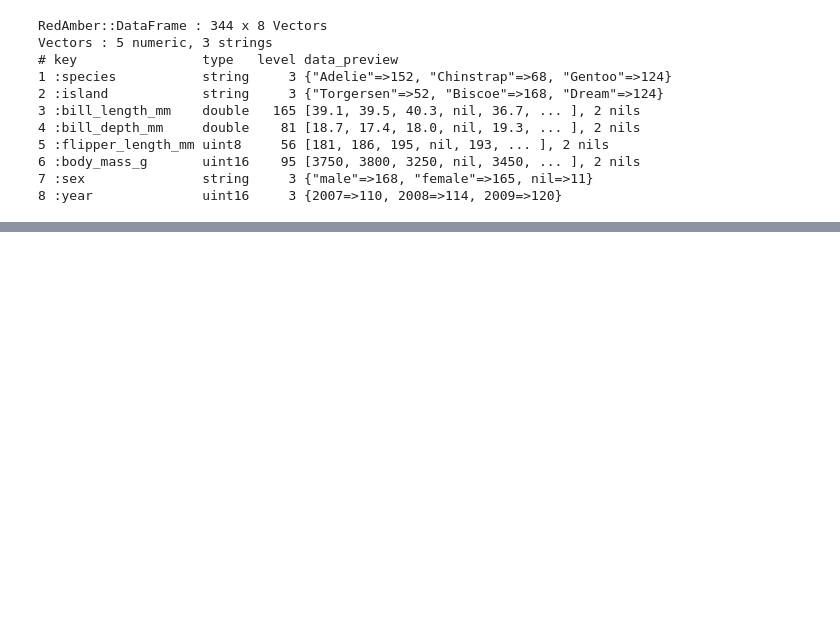
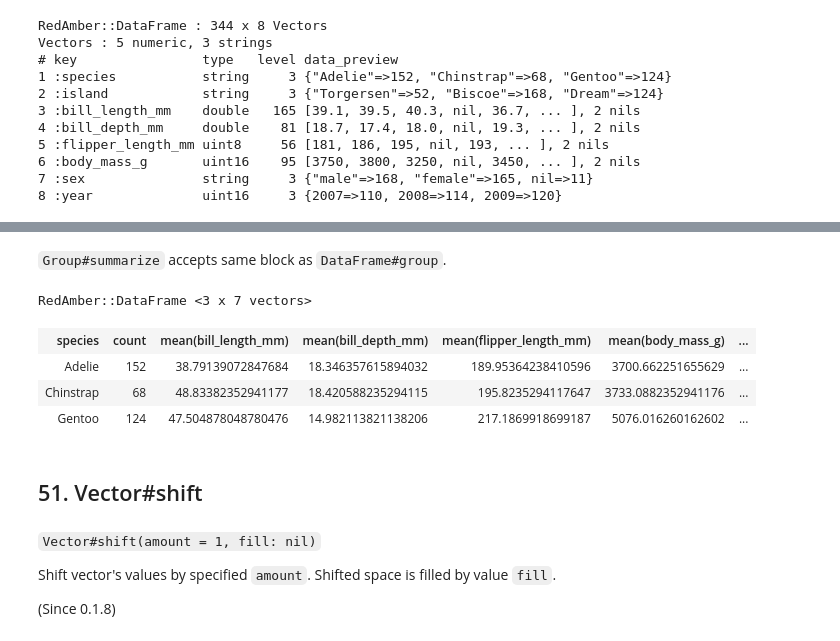
Before and after one commit to red-data-tools/red_amber, a Jupyter notebook: doc/examples_of_red_amber.ipynb, the cells around one changed output, grey strips where cells are left out. Cells and saved outputs as stored; diff of their text form; code cells hidden in the pictures; blank space fills up the shorter version.

```diff
--- a/doc/47_examples_of_red_amber.ipynb
+++ b/doc/examples_of_red_amber.ipynb
@@ -1484,0 +1557,18 @@ Vectors : 5 numeric, 3 strings
+# %% [markdown]
+`Group#summarize` accepts same block as `DataFrame#group`.
+# %%
+group.summarize { [count(:species), mean] }
+# %% [output]
+RedAmber::DataFrame <3 x 7 vectors>
+| species | count | mean(bill_length_mm) | mean(bill_depth_mm) | mean(flipper_length_mm) | mean(body_mass_g) | ... |
+| Adelie | 152 | 38.79139072847684 | 18.346357615894032 | 189.95364238410596 | 3700.662251655629 | ... |
+| Chinstrap | 68 | 48.83382352941177 | 18.420588235294115 | 195.8235294117647 | 3733.0882352941176 | ... |
+| Gentoo | 124 | 47.504878048780476 | 14.982113821138206 | 217.1869918699187 | 5076.016260162602 | ... |
+# %% [markdown]
+## 51. Vector#shift
+# %% [markdown]
+`Vector#shift(amount = 1, fill: nil)`
+
+Shift vector's values by specified `amount`. Shifted space is filled by value `fill`.
+
+(Since 0.1.8)
```
Also changed, not shown: parts of 84 cells of this notebook, 1 other file.
